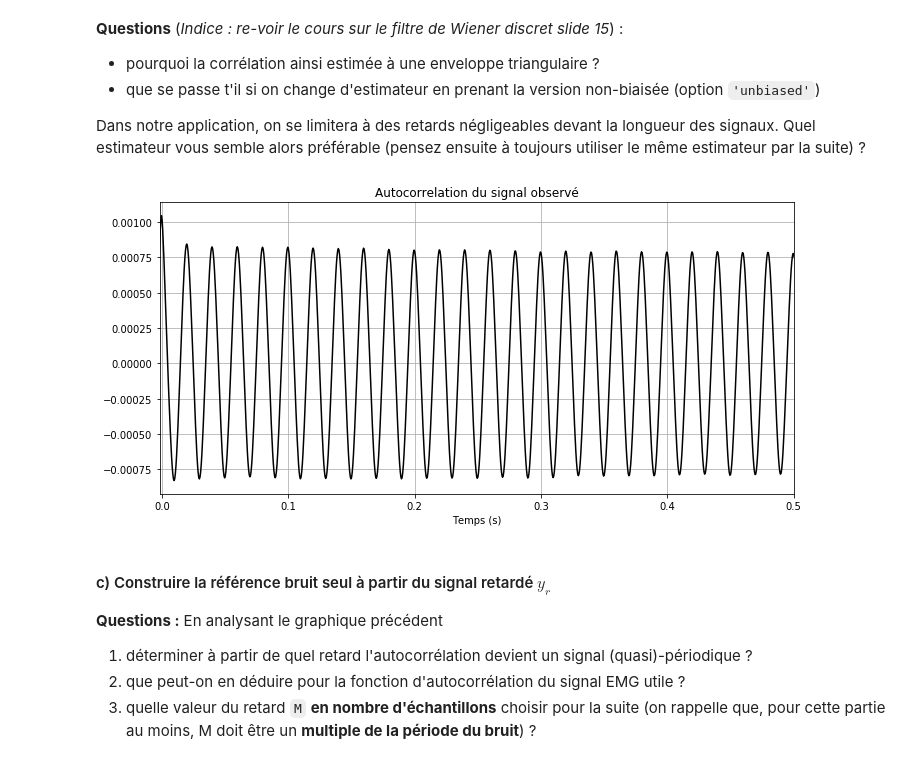
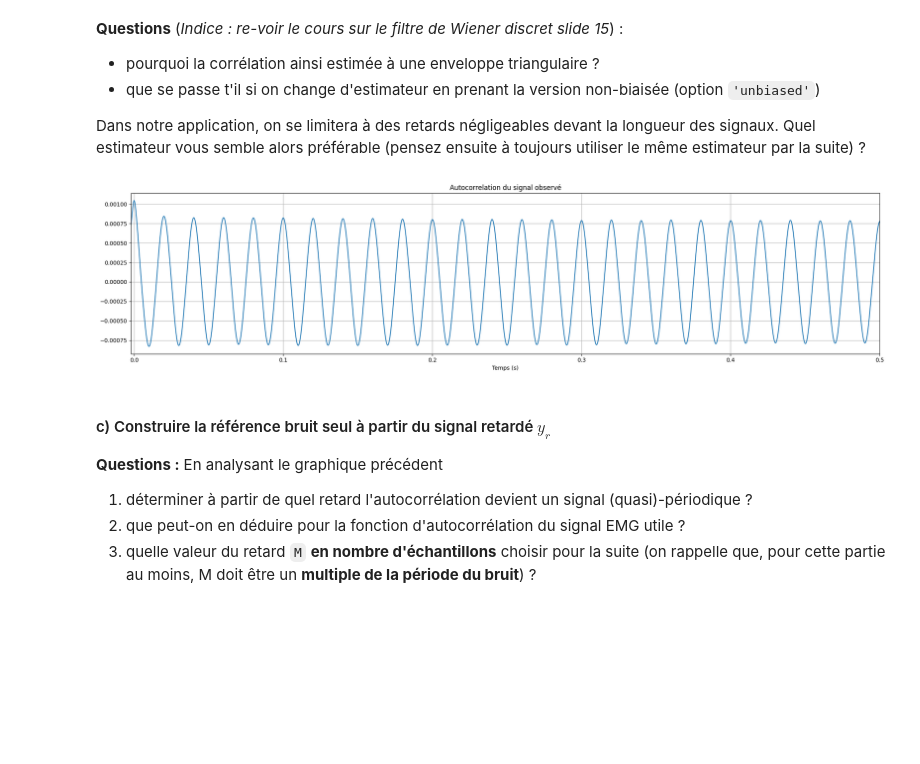
Before and after one commit to fchatelain/ExemplesFLO, a Jupyter notebook: BE1/BE1_Wiener_template.ipynb, the cells around one changed output. Drawn from its saved outputs; the diff is of its cells as text; code cells hidden in the pictures; blank space fills up the shorter version.

```diff
--- a/BE1/BE1_Wiener_template.ipynb
+++ b/BE1/BE1_Wiener_template.ipynb
@@ -237,15 +237,15 @@ scale = 'biased' # FIXME: Choisir la normalisation qui vous semble la plus appro
 # %%
 # Affichage de l'autocorrélation pour de petits retards
 # %%
-plt.figure(figsize = (10, 5))
+plt.figure(figsize = (20, 5))
 plt.grid()
 plt.xlim(-0.002, .5)
-plt.plot(lags / Fe, cy, 'k-')
+plt.plot(lags / Fe, cy)
 plt.title("Autocorrelation du signal observé")
 plt.xlabel("Temps (s)")
 plt.tight_layout()
 # %% [output]
-[figure, old version]
+[figure, new version]
 # %% [markdown]
 #### c) Construire la référence bruit seul à partir du signal retardé  $y_r$
 
```
Also changed, not shown: parts of 9 cells of this notebook.
